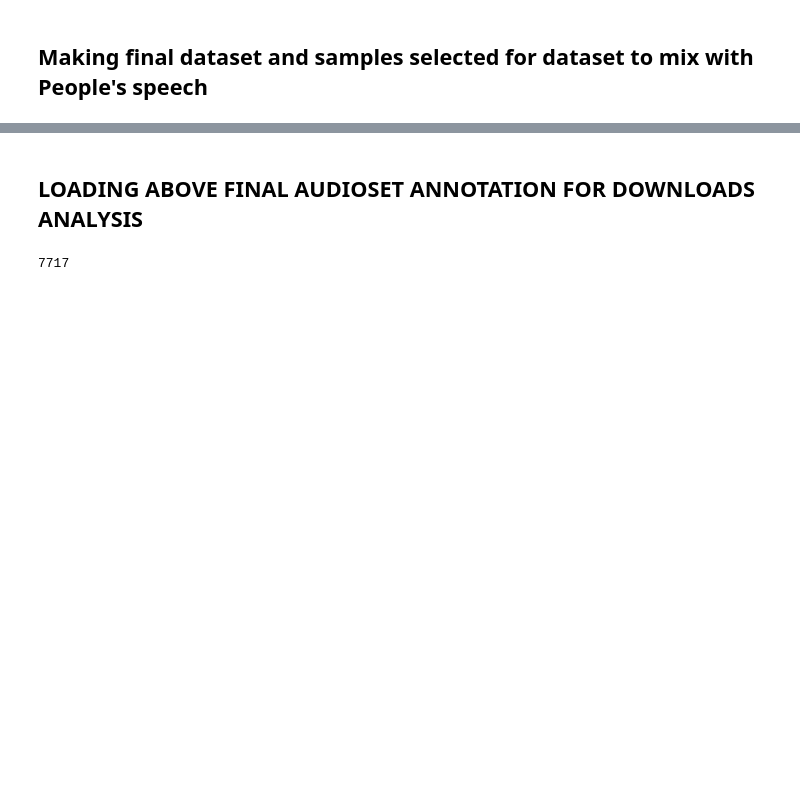
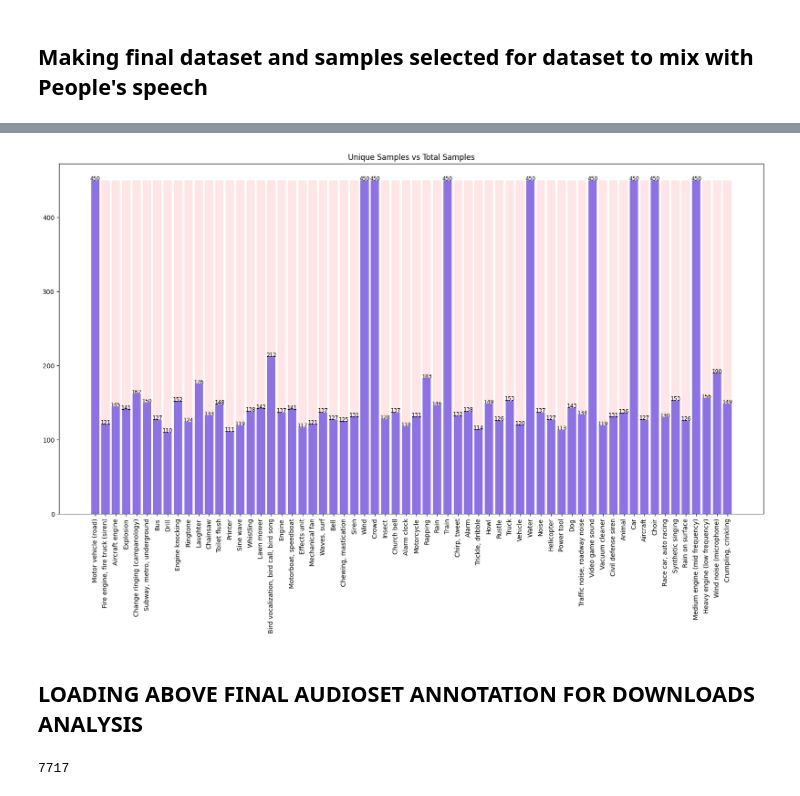
Before and after one commit to WhissleAI/visual_speech_recognition, a Jupyter notebook: analysis_audioset.ipynb, the cells around one changed output, grey strips where cells are left out. Cells and saved outputs as stored; diff of their text form; code cells hidden in the pictures; blank space fills up the shorter version.

```diff
--- a/analysis_audioset.ipynb
+++ b/analysis_audioset.ipynb
@@ -453,3 +458,25 @@ NameError: name 'plot_binned_time_vs_num_samples' is not defined
+# %%
+def plot_unique_samples_vs_total_samples(df):
+    label_to_count = df['label'].value_counts()
+    label_to_unique_count = df.groupby('label')['YTID'].nunique()
+    plt.figure(figsize=(20, 10))
+    # use mid_to_label to convert mid to label
+    label_to_unique_count = {mid_to_label[mid_to_label['mid'] == k]['label'].values[0]: v for k, v in label_to_unique_count.items()}
+    label_to_count = {mid_to_label[mid_to_label['mid'] == k]['label'].values[0]: v for k, v in label_to_count.items()}
+    plt.bar(label_to_unique_count.keys(), label_to_unique_count.values(), color='b', alpha=0.5)
+    # keep counts on top of bar
+    for i, v in enumerate(label_to_unique_count.values()):
+        plt.text(i, v, str(v), ha='center', fontsize='small')
+    plt.bar(label_to_count.keys(), label_to_count.values(), color='r', alpha=0.1)
+    plt.title('Unique Samples vs Total Samples')
+    # x labels are rotated by 90 degrees for readability
+    plt.xticks(rotation=90)
+    plt.show()
+
+
+plot_unique_samples_vs_total_samples(final_anns)
+# %% [output]
+[figure, added]
 # %% [markdown]
 ## LOADING ABOVE FINAL AUDIOSET ANNOTATION FOR DOWNLOADS ANALYSIS
 # %%
```
Also changed, not shown: parts of 15 cells of this notebook.
